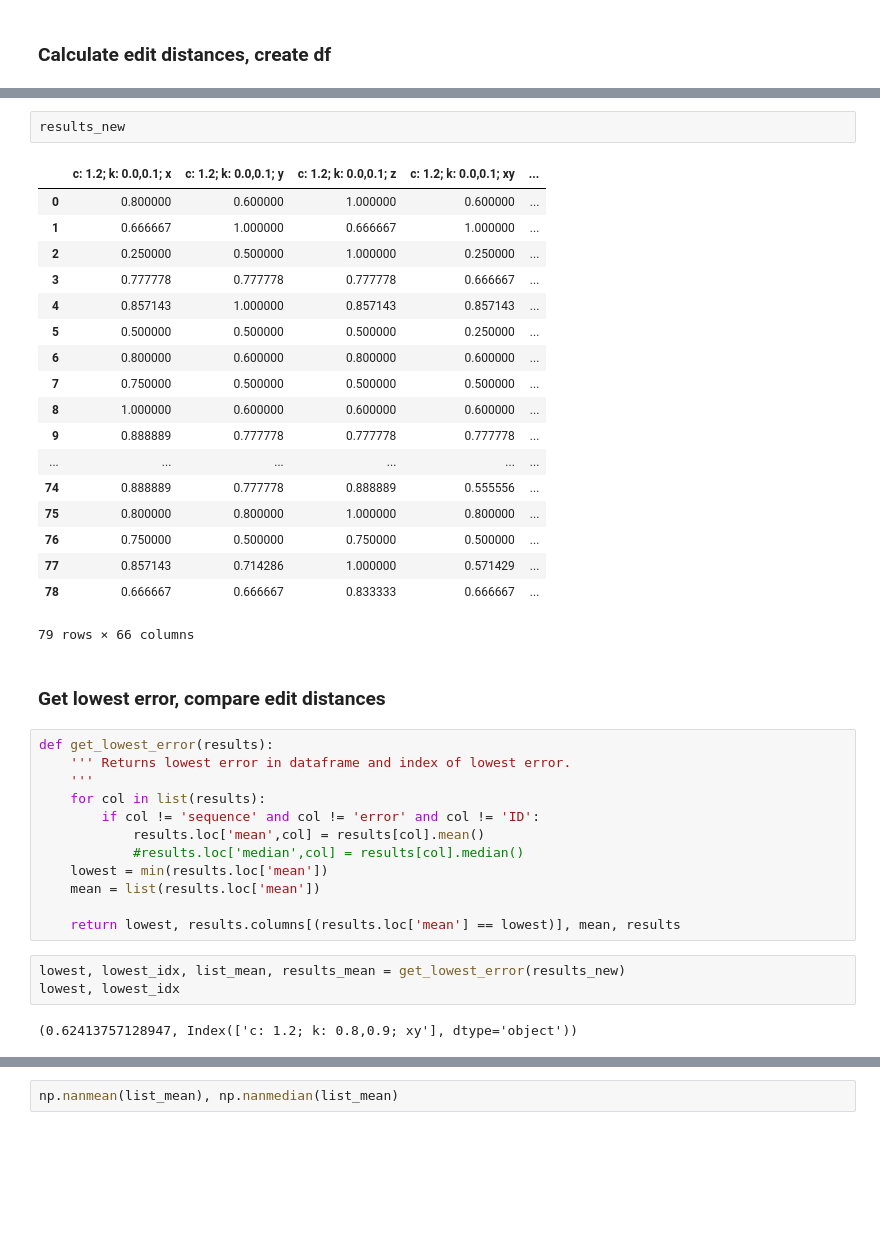
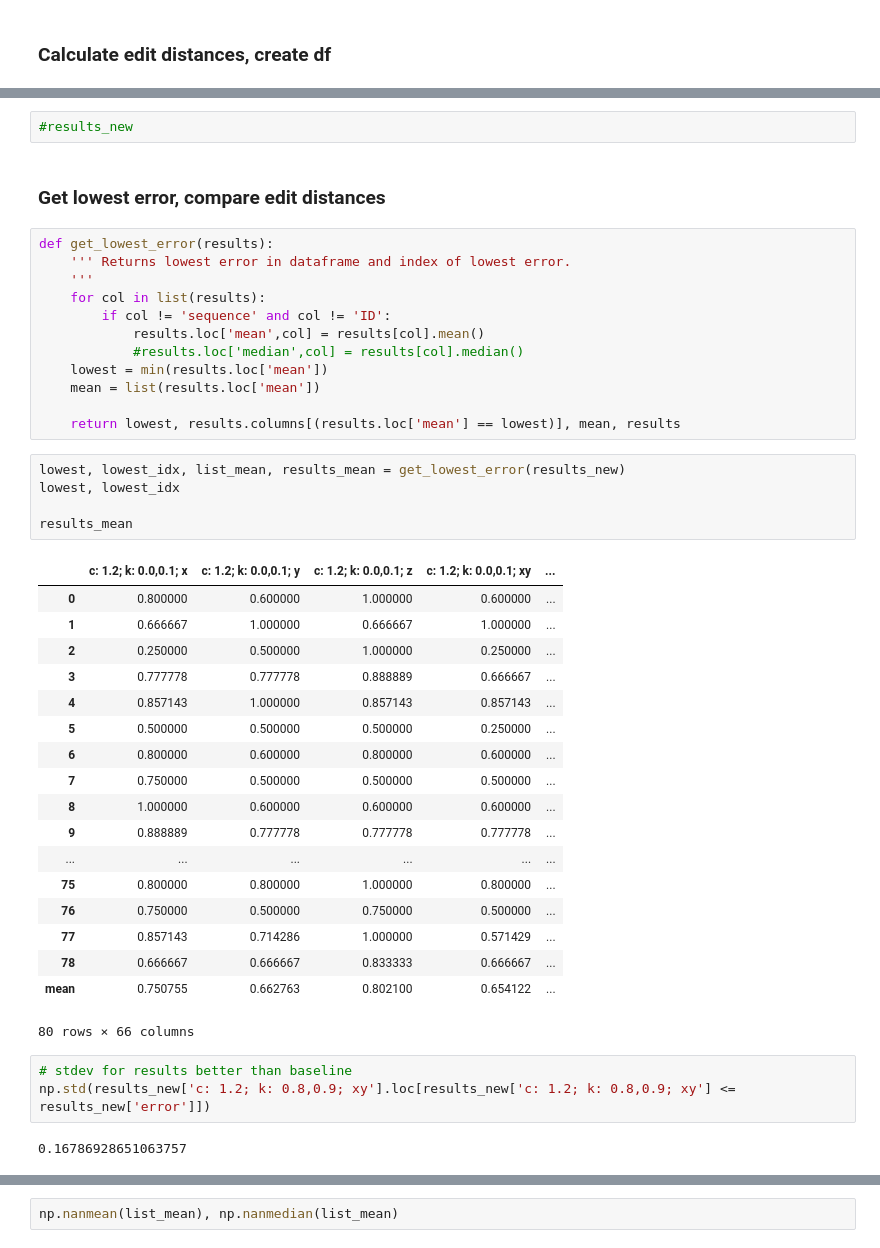
Before and after one commit to zauri/action_selection, a Jupyter notebook: cognitive model/shortest_path/automatica/automatica_lowesterror_clustered_silverware.ipynb, the cells around one changed output, grey strips where cells are left out. Cells and saved outputs as stored; diff of their text form; blank space fills up the shorter version.

Commit message:
add analysis of error vs simulation

```diff
--- a/cognitive model/shortest_path/automatica/automatica_lowesterror_clustered_silverware.ipynb
+++ b/cognitive model/shortest_path/automatica/automatica_lowesterror_clustered_silverware.ipynb
@@ -182,24 +162,5 @@ Wall time: 2min 34s
-# %%
-results_new
-# %% [output]
-|  | c: 1.2; k: 0.0,0.1; x | c: 1.2; k: 0.0,0.1; y | c: 1.2; k: 0.0,0.1; z | c: 1.2; k: 0.0,0.1; xy | ... |
-| 0 | 0.800000 | 0.600000 | 1.000000 | 0.600000 | ... |
-| 1 | 0.666667 | 1.000000 | 0.666667 | 1.000000 | ... |
-| 2 | 0.250000 | 0.500000 | 1.000000 | 0.250000 | ... |
-| 3 | 0.777778 | 0.777778 | 0.777778 | 0.666667 | ... |
-| 4 | 0.857143 | 1.000000 | 0.857143 | 0.857143 | ... |
-| 5 | 0.500000 | 0.500000 | 0.500000 | 0.250000 | ... |
-| 6 | 0.800000 | 0.600000 | 0.800000 | 0.600000 | ... |
-| 7 | 0.750000 | 0.500000 | 0.500000 | 0.500000 | ... |
-| 8 | 1.000000 | 0.600000 | 0.600000 | 0.600000 | ... |
-| 9 | 0.888889 | 0.777778 | 0.777778 | 0.777778 | ... |
-| ... | ... | ... | ... | ... | ... |
-| 74 | 0.888889 | 0.777778 | 0.888889 | 0.555556 | ... |
-| 75 | 0.800000 | 0.800000 | 1.000000 | 0.800000 | ... |
-| 76 | 0.750000 | 0.500000 | 0.750000 | 0.500000 | ... |
-| 77 | 0.857143 | 0.714286 | 1.000000 | 0.571429 | ... |
-| 78 | 0.666667 | 0.666667 | 0.833333 | 0.666667 | ... |
-79 rows × 66 columns
+# %%
+#results_new
 # %% [markdown]
 ### Get lowest error, compare edit distances
 # %%
@@ -207,7 +168,7 @@ def get_lowest_error(results):
     ''' Returns lowest error in dataframe and index of lowest error.
     '''
     for col in list(results):
-        if col != 'sequence' and col != 'error' and col != 'ID':
+        if col != 'sequence' and col != 'ID':
             results.loc['mean',col] = results[col].mean()
             #results.loc['median',col] = results[col].median()
     lowest = min(results.loc['mean'])
@@ -217,5 +178,29 @@ def get_lowest_error(results):
 # %%
 lowest, lowest_idx, list_mean, results_mean = get_lowest_error(results_new)
 lowest, lowest_idx
+
+results_mean
 # %% [output]
+|  | c: 1.2; k: 0.0,0.1; x | c: 1.2; k: 0.0,0.1; y | c: 1.2; k: 0.0,0.1; z | c: 1.2; k: 0.0,0.1; xy | ... |
+| 0 | 0.800000 | 0.600000 | 1.000000 | 0.600000 | ... |
+| 1 | 0.666667 | 1.000000 | 0.666667 | 1.000000 | ... |
+| 2 | 0.250000 | 0.500000 | 1.000000 | 0.250000 | ... |
+| 3 | 0.777778 | 0.777778 | 0.888889 | 0.666667 | ... |
+| 4 | 0.857143 | 1.000000 | 0.857143 | 0.857143 | ... |
+| 5 | 0.500000 | 0.500000 | 0.500000 | 0.250000 | ... |
+| 6 | 0.800000 | 0.600000 | 0.800000 | 0.600000 | ... |
+| 7 | 0.750000 | 0.500000 | 0.500000 | 0.500000 | ... |
+| 8 | 1.000000 | 0.600000 | 0.600000 | 0.600000 | ... |
+| 9 | 0.888889 | 0.777778 | 0.777778 | 0.777778 | ... |
+| ... | ... | ... | ... | ... | ... |
+| 75 | 0.800000 | 0.800000 | 1.000000 | 0.800000 | ... |
+| 76 | 0.750000 | 0.500000 | 0.750000 | 0.500000 | ... |
+| 77 | 0.857143 | 0.714286 | 1.000000 | 0.571429 | ... |
+| 78 | 0.666667 | 0.666667 | 0.833333 | 0.666667 | ... |
+| mean | 0.750755 | 0.662763 | 0.802100 | 0.654122 | ... |
-(0.62413757128947, Index(['c: 1.2; k: 0.8,0.9; xy'], dtype='object'))
+80 rows × 66 columns
+# %%
+# stdev for results better than baseline
+np.std(results_new['c: 1.2; k: 0.8,0.9; xy'].loc[results_new['c: 1.2; k: 0.8,0.9; xy'] <= results_new['error']])
+# %% [output]
+0.16786928651063757
```
Also changed, not shown: parts of 4 cells of this notebook, 1 other file.
